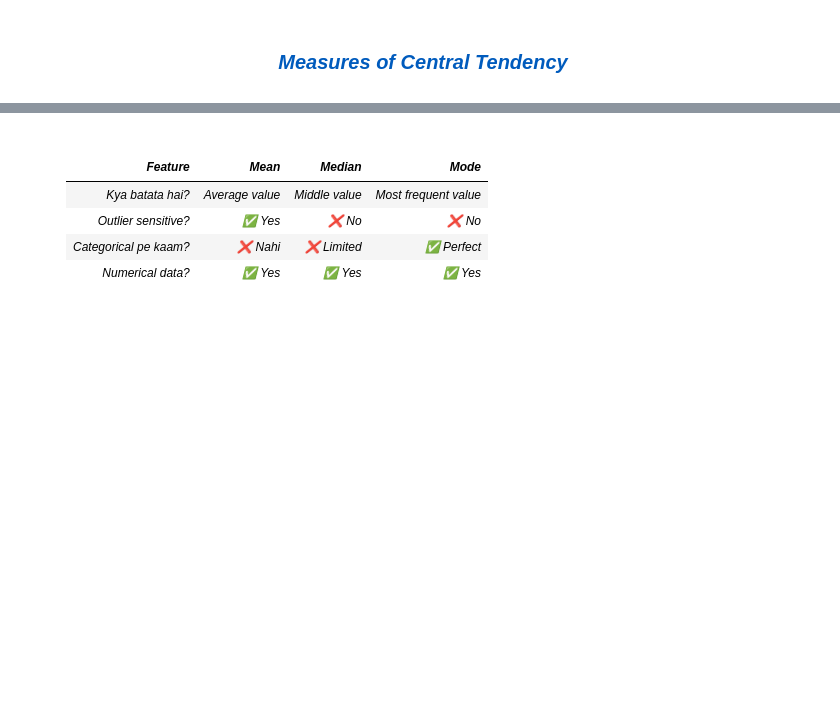
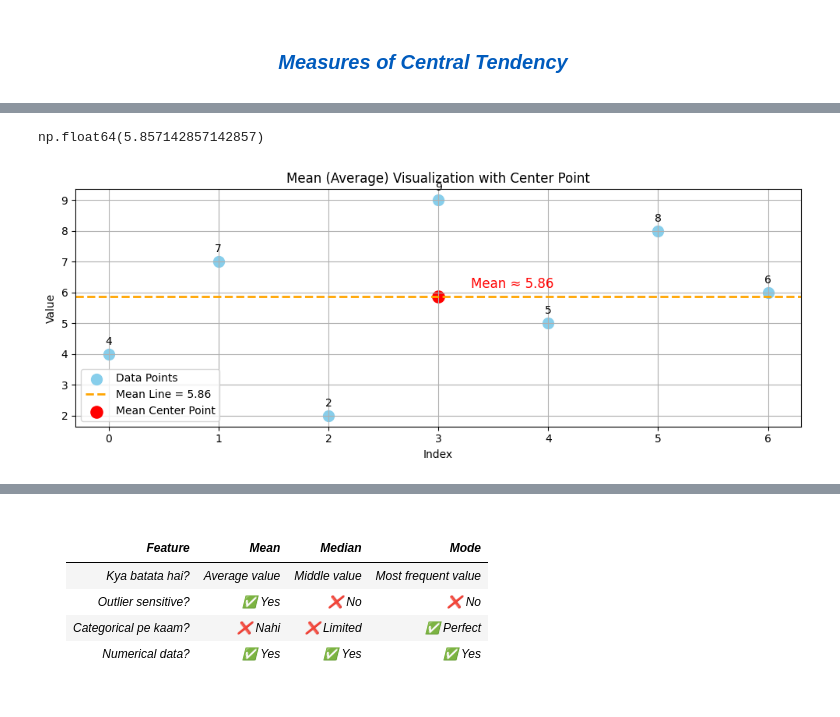
Before and after one commit to Mubeen-Ahmad/AI, a Jupyter notebook: 3.ipynb, the cells around one changed output, grey strips where cells are left out. Cells and saved outputs as stored; diff of their text form; code cells hidden in the pictures; blank space fills up the shorter version.

```diff
--- a/3.ipynb
+++ b/3.ipynb
@@ -888,5 +45,0 @@ for i in data:
-# %%
-class_ = ["0-10","10-20","20-30","30-40","40-50"]
-f = [4,7,12,5,2]
-df = pd.DataFrame({"class":class_,"f":f})
-df
@@ -900,9 +45,0 @@ df
-# %%
-# find high frequency class
-tmp = 0
-INDEX = 0
-for index,i in enumerate(f):
-    if i > tmp:
-        tmp = i
-        INDEX = index
-        print(i)
@@ -1043,0 +54,3 @@ plt.show()
+# %%
+df = pd.DataFrame({'Values': data})
+df
@@ -1043,0 +66,31 @@ plt.show()
+# %%
+# pandas mean() function
+mean_val = df['Values'].mean()
+mean_val
+# %% [output]
+np.float64(5.857142857142857)
+# %%
+# Plot setup
+plt.figure(figsize=(10, 4))
+x = range(len(df))
+plt.scatter(x, df['Values'], color='skyblue', label='Data Points', s=100)
+
+plt.axhline(mean_val, color='orange', linestyle='--', linewidth=2, label=f'Mean Line = {mean_val:.2f}')
+
+plt.scatter(len(data)//2, mean_val, color='red', s=120, marker='o', label='Mean Center Point')
+
+for i, val in enumerate(data):
+    plt.text(i, val + 0.3, str(val), ha='center', fontsize=10)
+
+plt.text(len(data)//2 + 0.3, mean_val + 0.3, f'Mean ≈ {mean_val:.2f}', color='red', fontsize=12)
+
+# Labels and grid
+plt.title("Mean (Average) Visualization with Center Point")
+plt.xlabel("Index")
+plt.ylabel("Value")
+plt.grid(True)
+plt.legend()
+plt.tight_layout()
+plt.show()
+# %% [output]
+[figure, added]
```
Also changed, not shown: parts of 180 cells of this notebook, 12 other files.
